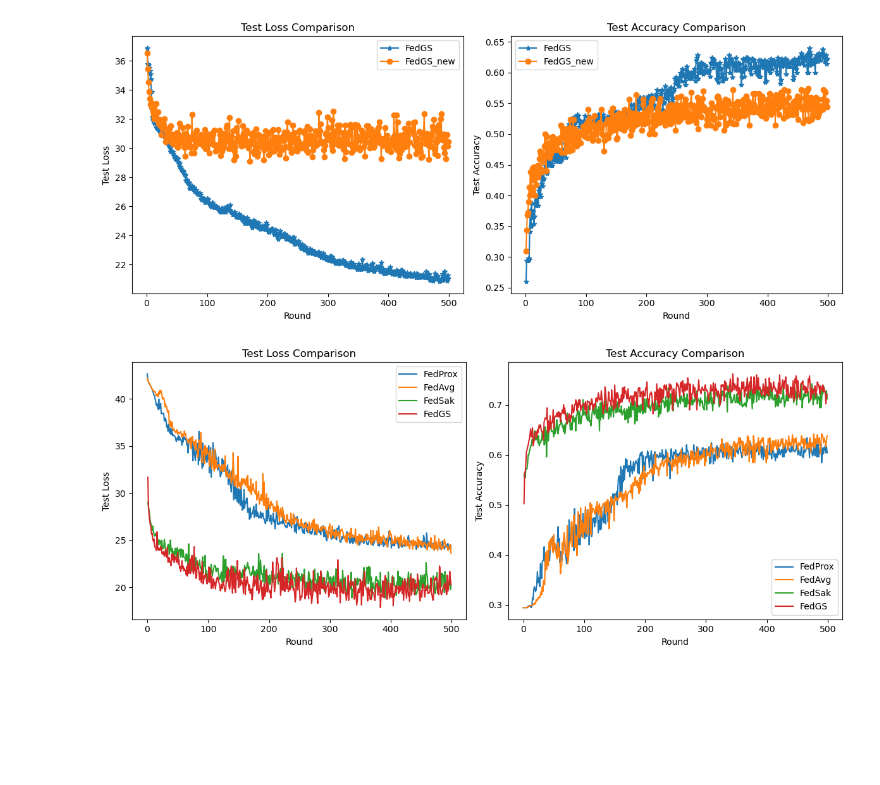
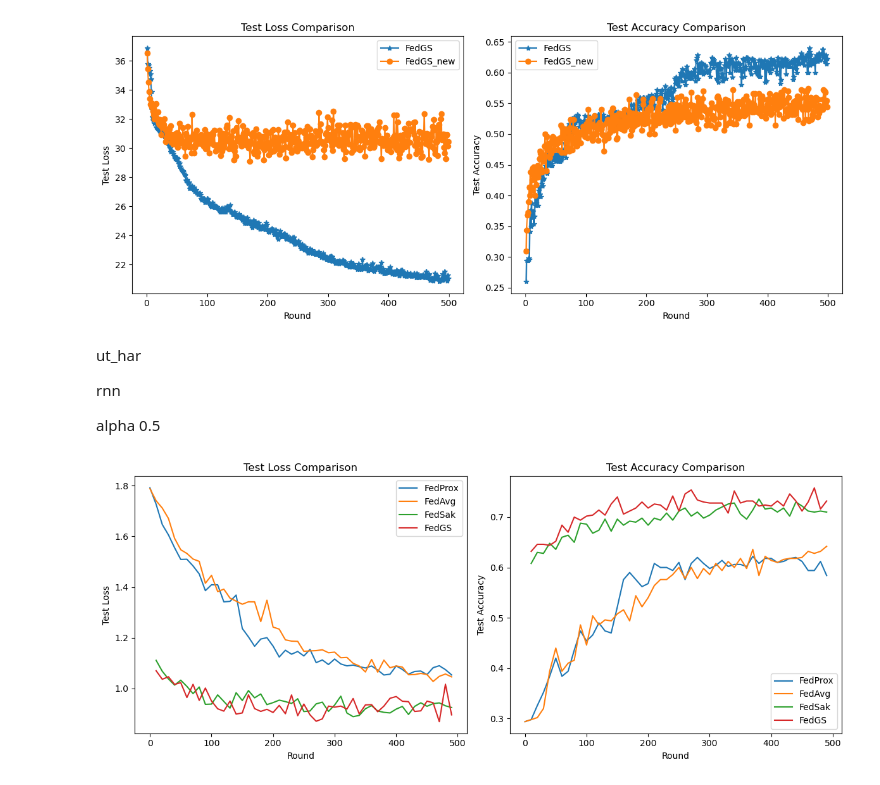
Before and after one commit to lzy756/FederatedScope, a Jupyter notebook: exp/plt.ipynb, the cells around one changed output. Cells and saved outputs as stored; diff of their text form; code cells hidden in the pictures; blank space fills up the shorter version.

```diff
--- a/exp/plt.ipynb
+++ b/exp/plt.ipynb
@@ -376,11 +376,17 @@ plt.tight_layout()
 plt.show()
 # %% [output]
 [figure]
+# %% [markdown]
+ut_har
+
+rnn
+
+alpha 0.5
 # %%
 import ast
 import matplotlib.pyplot as plt
 
-def load_data(log_file):
+def load_data(log_file, freq=1):
     rounds = []
     test_losses = []
     test_accs = []
@@ -394,10 +400,12 @@ def load_data(log_file):
                 # 只处理 Role 为 "Server #" 且 Round 为整数的记录
                 if record.get('Role') == 'Server #' and isinstance(record.get('Round'), int):
                     round_num = record['Round']
+                    if round_num % freq != 0:
+                        continue  # 跳过不需要的轮次
                     results = record.get('Results_weighted_avg', {})
-                    if 'test_loss' in results and 'test_acc' in results:
+                    if 'test_avg_loss' in results and 'test_acc' in results:
                         rounds.append(round_num)
-                        test_losses.append(results['test_loss'])
+                        test_losses.append(results['test_avg_loss'])
                         test_accs.append(results['test_acc'])
             except Exception as e:
                 continue
@@ -410,35 +418,39 @@ fedsak_log = 'fedsak_rnn_on_ut_har_lr0.0005_lstep5/sub_exp_20250707102023/eval_r
 fedgs_log = 'fedgs_rnn_on_ut_har_lr0.0005_lstep5/sub_exp_20250707102049/eval_results.log'
 
 
-rounds_prox, losses_prox, accs_prox = load_data(fedprox_log)
-rounds_avg,  losses_avg,  accs_avg  = load_data(fedavg_log)
-rounds_sak,  losses_sak,  accs_sak  = load_data(fedsak_log)
-rounds_gs,   losses_gs,   accs_gs   = load_data(fedgs_log)
+# 设置画图频率
+freq = 10
+
+# 加载日志数据时传入freq参数
+rounds_prox, losses_prox, accs_prox = load_data(fedprox_log, freq)
+rounds_avg,  losses_avg,  accs_avg  = load_data(fedavg_log, freq)
+rounds_sak,  losses_sak,  accs_sak  = load_data(fedsak_log, freq)
+rounds_gs,   losses_gs,   accs_gs   = load_data(fedgs_log, freq)
 
 # 创建一个包含1行2列的图表
 fig, axs = plt.subplots(1, 2, figsize=(12, 5))
 
 # 左侧子图：Test Loss 对比
 axs[0].plot(rounds_prox, losses_prox, label='FedProx')
 axs[0].plot(rounds_avg, losses_avg, label='FedAvg')
 axs[0].plot(rounds_sak, losses_sak, label='FedSak')
 axs[0].plot(rounds_gs, losses_gs, label='FedGS')
 axs[0].set_xlabel("Round")
 axs[0].set_ylabel("Test Loss")
 axs[0].set_title("Test Loss Comparison")
 axs[0].legend()
 
 # 右侧子图：Test Accuracy 对比
 axs[1].plot(rounds_prox, accs_prox, label='FedProx')
 axs[1].plot(rounds_avg, accs_avg, label='FedAvg')
 axs[1].plot(rounds_sak, accs_sak, label='FedSak')
 axs[1].plot(rounds_gs, accs_gs, label='FedGS')
 axs[1].set_xlabel("Round")
 axs[1].set_ylabel("Test Accuracy")
 axs[1].set_title("Test Accuracy Comparison")
 axs[1].legend()
 
 plt.tight_layout()
 plt.show()
 # %% [output]
-[figure, old version]
+[figure, new version]
```
Also changed, not shown: parts of 5 cells of this notebook, 18 other files.
